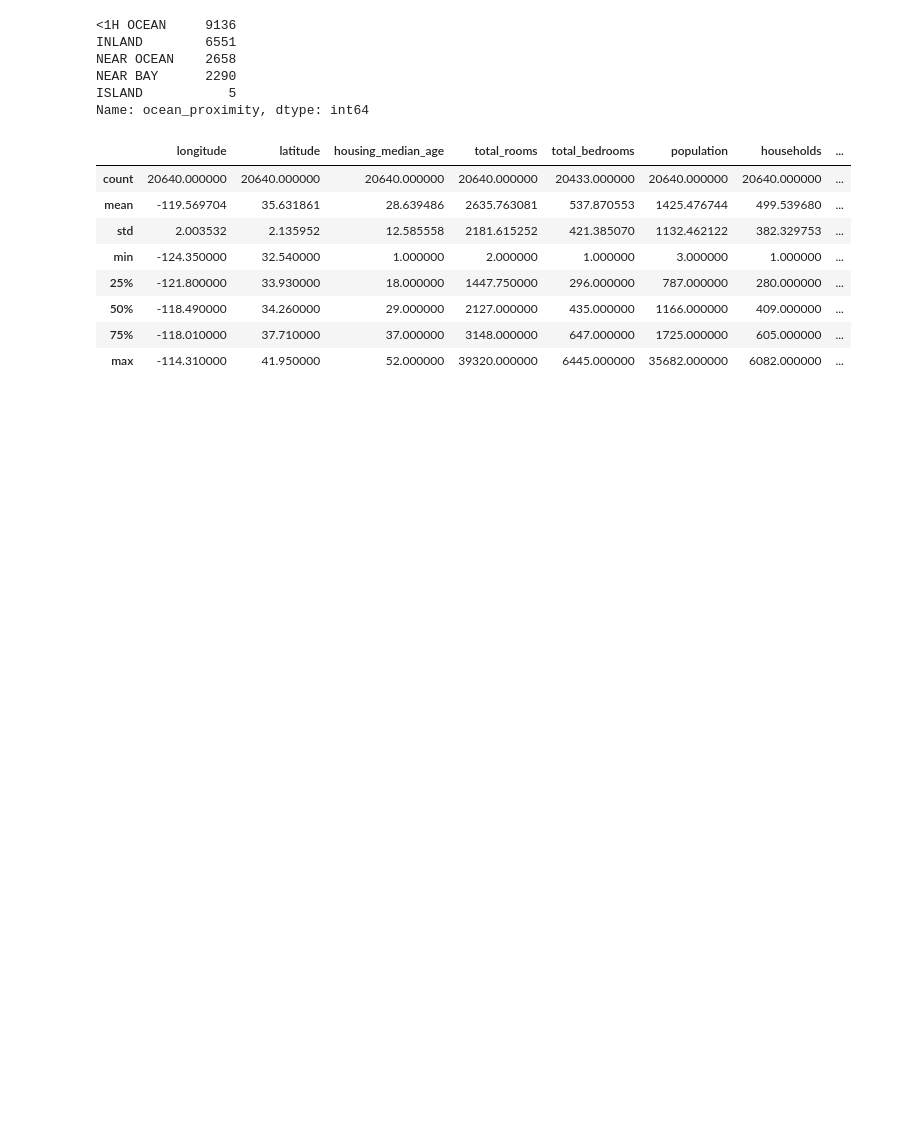
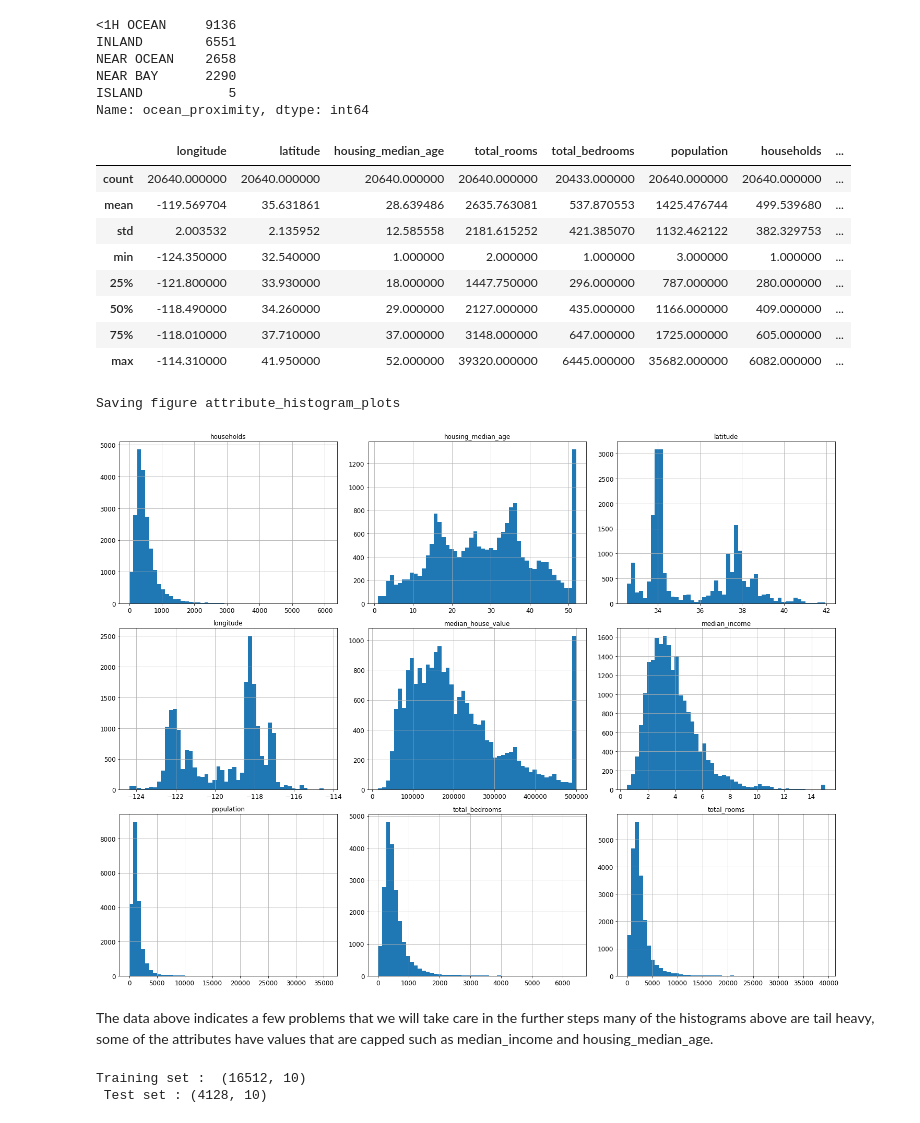
Before and after one commit to harshseth/ml-core, a Jupyter notebook: Housing.ipynb, the cells around one changed output. Saved outputs shown, nothing was run; the diff lists cells and outputs as text; code cells hidden in the pictures; blank space fills up the shorter version.

Commit message:
adding data graphs and intial test set creation

```diff
--- a/Housing.ipynb
+++ b/Housing.ipynb
@@ -4,6 +4,36 @@
 Adapted from Hands-on ml book by Aurelien Geron
 
 The task here is to predict median house values in Californian districts, given a number of features from these districts.
+# %%
+# Initial Setup that is required for the project
+# To support both python 2 and python 3
+from __future__ import division, print_function, unicode_literals
+
+# Common imports
+import numpy as np
+import os
+
+# to make this notebook's output stable across runs
+np.random.seed(42)
+
+# To plot pretty figures
+%matplotlib inline
+import matplotlib
+import matplotlib.pyplot as plt
+plt.rcParams['axes.labelsize'] = 14
+plt.rcParams['xtick.labelsize'] = 12
+plt.rcParams['ytick.labelsize'] = 12
+
+# Where to save the figures
+PROJECT_ROOT_DIR = ""
+
+
+def save_fig(fig_id, tight_layout=True):
+    path = os.path.join(PROJECT_ROOT_DIR, "images", fig_id + ".png")
+    print("Saving figure", fig_id)
+    if tight_layout:
+        plt.tight_layout()
+    plt.savefig(path, format='png', dpi=300)
 # %%
 from download_data import fetch_housing_data
 
@@ -70,3 +100,21 @@ housing.describe()
 | 50% | -118.490000 | 34.260000 | 29.000000 | 2127.000000 | 435.000000 | 1166.000000 | 409.000000 | ... |
 | 75% | -118.010000 | 37.710000 | 37.000000 | 3148.000000 | 647.000000 | 1725.000000 | 605.000000 | ... |
 | max | -114.310000 | 41.950000 | 52.000000 | 39320.000000 | 6445.000000 | 35682.000000 | 6082.000000 | ... |
+# %%
+housing.hist(bins=50, figsize=(20,15))
+save_fig("attribute_histogram_plots")
+plt.show()
+# %% [output]
+Saving figure attribute_histogram_plots
+[figure, added]
+# %% [markdown]
+The data above indicates a few problems that we will take care in the further steps many of the histograms above are tail heavy, some of the attributes have values that are capped such as median_income and housing_median_age.
+# %%
+#Creation of test set using a simple numpy permutation()
+from simple_seed_based_split import split_train_test
+
+train_set, test_set = split_train_test(housing, 0.2, 42)
+print ("Training set : ",train_set.shape,"\n","Test set :", test_set.shape)
+# %% [output]
+Training set :  (16512, 10)
+ Test set : (4128, 10)
```
Also changed, not shown: 3 other files.
